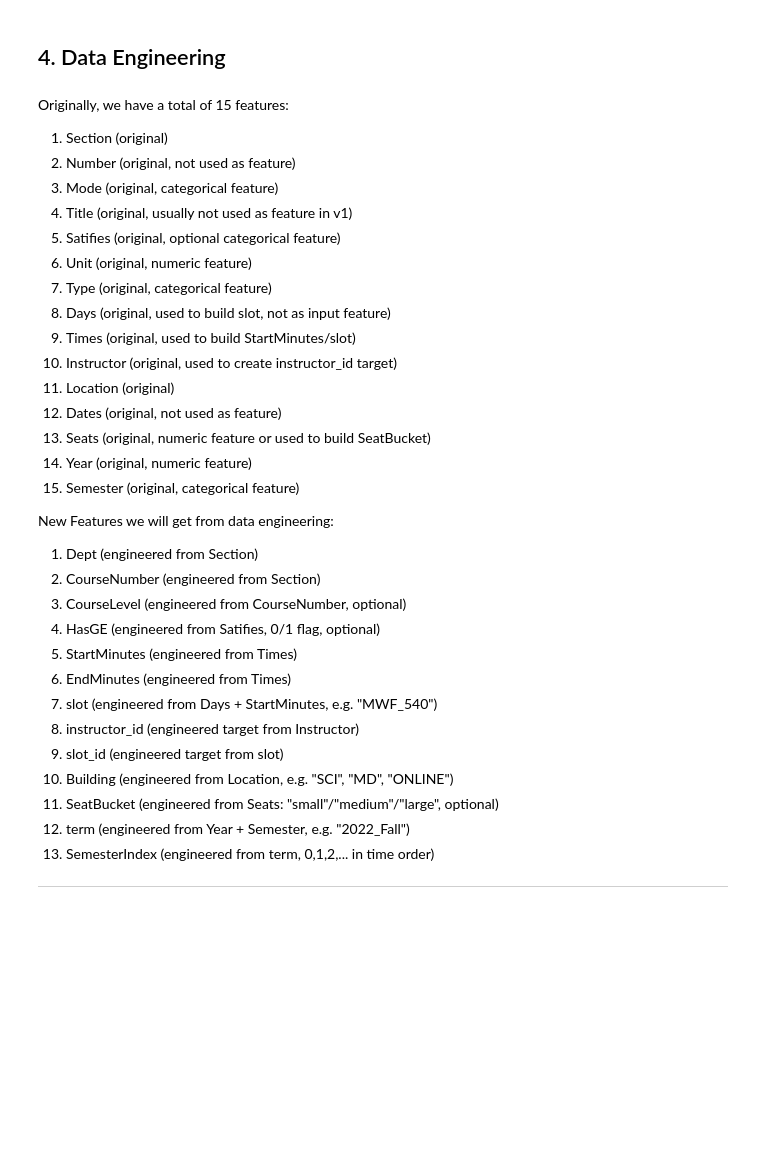
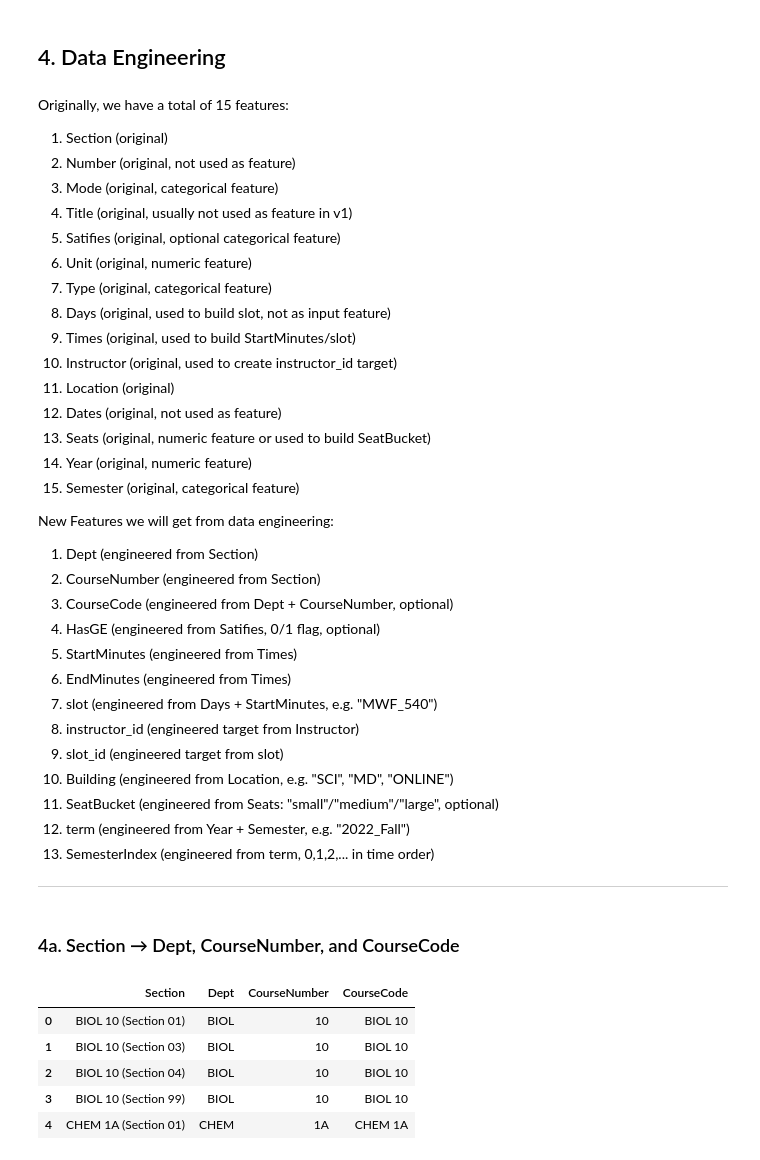
Before and after one commit to 7HE-LUCKY-FISH/major_map, a Jupyter notebook: notebooks/Major_Map_Hoang_Nguyen.ipynb, the cells around one changed output. Drawn from its saved outputs; the diff is of its cells as text; code cells hidden in the pictures; blank space fills up the shorter version.

Commit message:
WIP: Data Engineering (New Features)

```diff
--- a/notebooks/Major_Map_Hoang_Nguyen.ipynb
+++ b/notebooks/Major_Map_Hoang_Nguyen.ipynb
@@ -473,7 +482,7 @@ Originally, we have a total of 15 features:
 New Features we will get from data engineering:
 1. Dept            (engineered from Section)
 2. CourseNumber    (engineered from Section)
-3. CourseLevel     (engineered from CourseNumber, optional)
+3. CourseCode     (engineered from Dept + CourseNumber, optional)
 4. HasGE           (engineered from Satifies, 0/1 flag, optional)
 5. StartMinutes    (engineered from Times)
 6. EndMinutes      (engineered from Times)
@@ -486,3 +495,19 @@ New Features we will get from data engineering:
 13. SemesterIndex   (engineered from term, 0,1,2,... in time order)
 
 ---
+# %% [markdown]
+### 4a. Section → Dept, CourseNumber, and CourseCode
+# %%
+section = df_engineer['Section'].str.extract(r'^(\w+)\s+([^\s]+)')
+
+df_engineer['Dept'] = section[0]
+df_engineer['CourseNumber'] = section[1]
+df_engineer['CourseCode'] = df_engineer['Dept'].astype(str) + ' ' + df_engineer['CourseNumber'].astype(str)
+df_engineer[['Section', 'Dept', 'CourseNumber', 'CourseCode']].head()
+# %% [output]
+|  | Section | Dept | CourseNumber | CourseCode |
+| 0 | BIOL 10 (Section 01) | BIOL | 10 | BIOL 10 |
+| 1 | BIOL 10 (Section 03) | BIOL | 10 | BIOL 10 |
+| 2 | BIOL 10 (Section 04) | BIOL | 10 | BIOL 10 |
+| 3 | BIOL 10 (Section 99) | BIOL | 10 | BIOL 10 |
+| 4 | CHEM 1A (Section 01) | CHEM | 1A | CHEM 1A |
```
Also changed, not shown: parts of 7 cells of this notebook.
